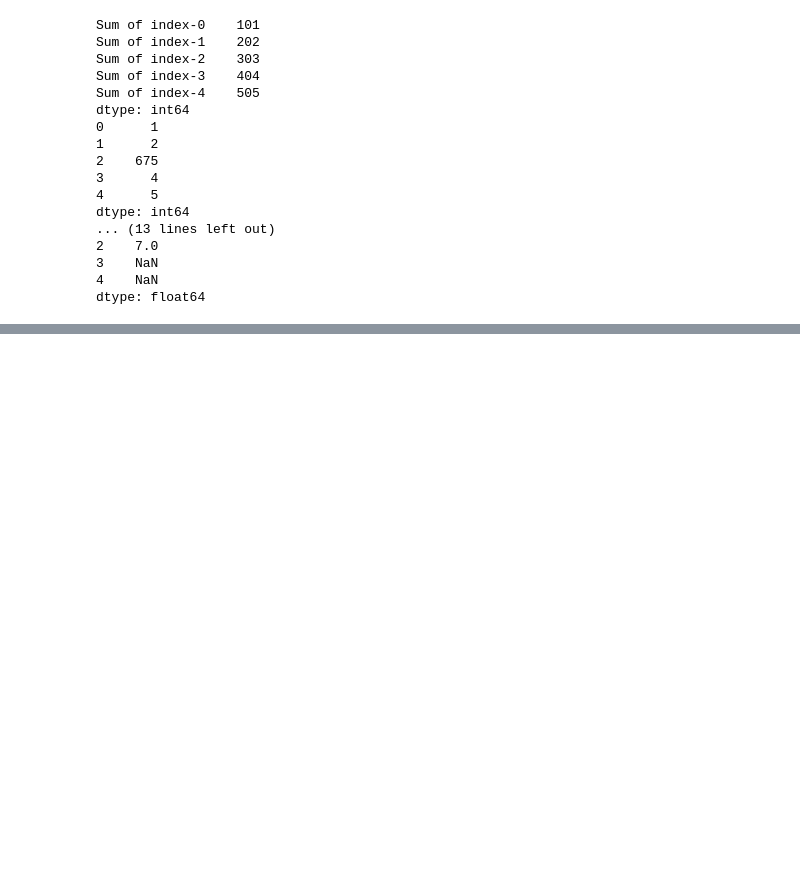
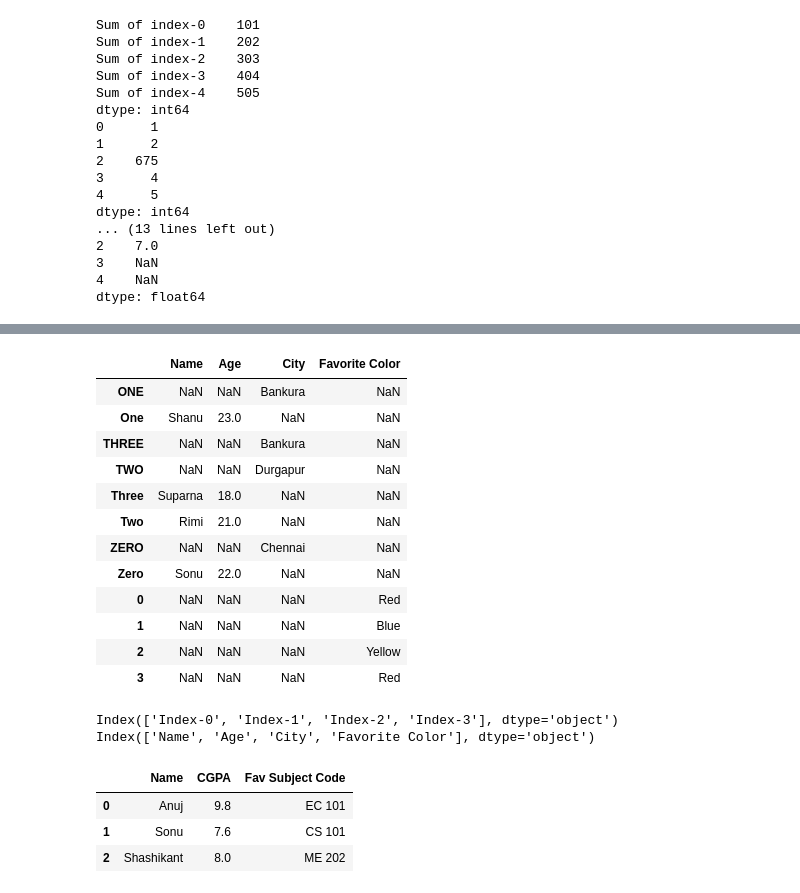
Before and after one commit to Sonu64/Prime_AI_ML, a Jupyter notebook: Module_12_Pandas_01/pandas.ipynb, the cells around one changed output, grey strips where cells are left out. Drawn from its saved outputs; the diff is of its cells as text; code cells hidden in the pictures; blank space fills up the shorter version.

Commit message:
🔥 Progressed more on Dataframes in Pandas. Probably this is the START of real Dataframes Part.

```diff
--- a/Module_12_Pandas_01/pandas.ipynb
+++ b/Module_12_Pandas_01/pandas.ipynb
@@ -97,0 +106,27 @@ dtype: float64
+# %%
+# Creating Dataframes from a List of Pandas Series, from List of dicts already shown firstly !
+
+## Using Uniform labels for every Series ##
+rowLabels = ['Index-0', 'Index-1', 'Index-2', 'Index-3']
+dataDict1 = {
+    'Name': pd.Series(['Sonu', 'Shanu', 'Rimi', 'Suparna'], index=rowLabels),
+    'Age': pd.Series([22, 23, 21, 18],index=rowLabels),
+    'City': pd.Series(['Chennai', 'Bankura', 'Durgapur', 'Bankura'],index=rowLabels),
+    'Favorite Color': pd.Series(['Red', 'Blue', 'Yellow', 'Red'],index=rowLabels)
+}
+
+df1 = pd.DataFrame(dataDict1) # Create DataFrame from the dictionary, with labels=rowLabels
+
+
+## Using Non-Uniform labels for every Series, Pandas UNIONS them all, no error thrown, empty values under a Particular Label gets NaN ## ----> ⚠️ Not Recommended ⚠️
+rowLabels1 = ['Zero', 'One', 'Two', 'Three']
+rowLabels2 = ['ZERO', 'ONE', 'TWO', 'THREE']
+
+dataDict2 = {
+    'Name': pd.Series(['Sonu', 'Shanu', 'Rimi', 'Suparna'], index=rowLabels1),
+    'Age': pd.Series([22, 23, 21, 18],index=rowLabels1),
+    'City': pd.Series(['Chennai', 'Bankura', 'Durgapur', 'Bankura'],index=rowLabels2),
+    'Favorite Color': pd.Series(['Red', 'Blue', 'Yellow', 'Red'],) # GETS DEFAULT INDICES AS LABELS
+}
+
+df2 = pd.DataFrame(dataDict2) # Create DataFrame from the dictionary, with labels=rowLabels1, rowLabels2, and one series uses the default indices as Labels
@@ -97,0 +141,38 @@ dtype: float64
+# %%
+df2 # Collects all unique labels from every Series (it makes a "Union"). Automatically sorts them alphabetically/numerically by default during that union process if they aren't identical.
+# This sorting is automatic !!
+# %% [output]
+|  | Name | Age | City | Favorite Color |
+| ONE | NaN | NaN | Bankura | NaN |
+| One | Shanu | 23.0 | NaN | NaN |
+| THREE | NaN | NaN | Bankura | NaN |
+| TWO | NaN | NaN | Durgapur | NaN |
+| Three | Suparna | 18.0 | NaN | NaN |
+| Two | Rimi | 21.0 | NaN | NaN |
+| ZERO | NaN | NaN | Chennai | NaN |
+| Zero | Sonu | 22.0 | NaN | NaN |
+| 0 | NaN | NaN | NaN | Red |
+| 1 | NaN | NaN | NaN | Blue |
+| 2 | NaN | NaN | NaN | Yellow |
+| 3 | NaN | NaN | NaN | Red |
+# %%
+# Show the Row Label names --> Indices of the Rows by default
+print(df1.index) # RangeIndex(start=0, stop=4, step=1)
+
+# Show the Column Label Names --> The name of the column, the dictionary keys
+print(df1.columns) # Index(['Name', 'Age', 'City', 'Favorite Color'], dtype='object')
+# %% [output]
+Index(['Index-0', 'Index-1', 'Index-2', 'Index-3'], dtype='object')
+Index(['Name', 'Age', 'City', 'Favorite Color'], dtype='object')
+# %%
+# Creating Dataframes from List of Lists, passing a seperate Column label list
+listOfLists = [["Anuj", 9.8, 'EC 101'], ['Sonu', 7.6, 'CS 101'], ['Shashikant', 8, 'ME 202']]
+columnLabels = ['Name', 'CGPA', 'Fav Subject Code']
+
+df = pd.DataFrame(listOfLists, columns=columnLabels)
+df
+# %% [output]
+|  | Name | CGPA | Fav Subject Code |
+| 0 | Anuj | 9.8 | EC 101 |
+| 1 | Sonu | 7.6 | CS 101 |
+| 2 | Shashikant | 8.0 | ME 202 |
```
Also changed, not shown: parts of 20 cells of this notebook, 2 other files.
